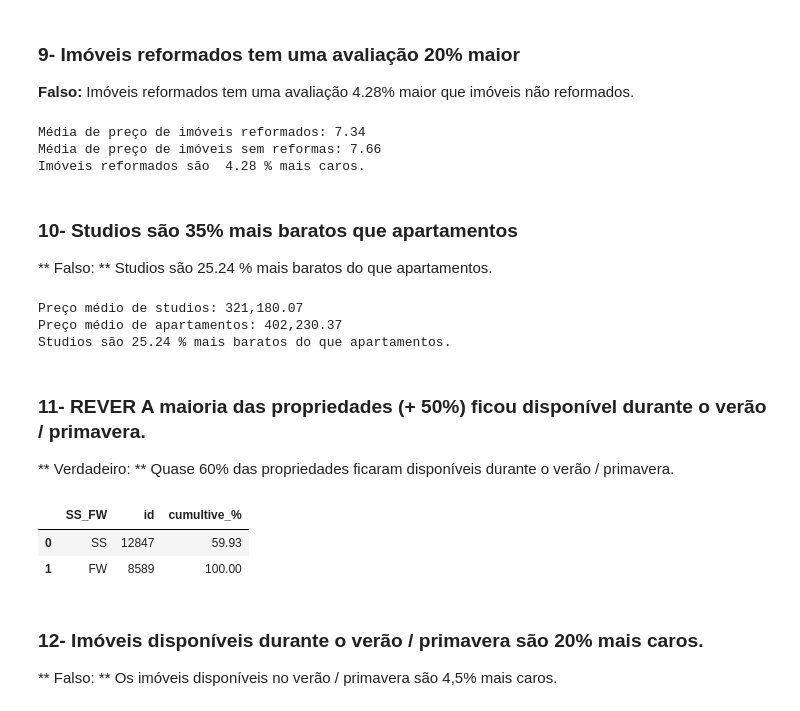
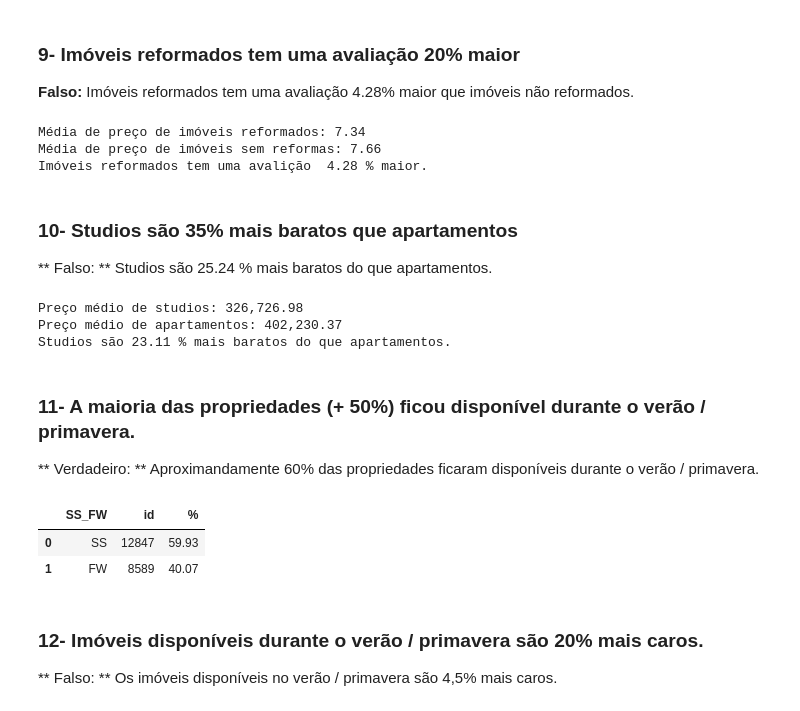
Before and after one commit to obregonrodrigo/house-rocket-insights, a Jupyter notebook: notebooks/notebook.ipynb, the cells around one changed output. Saved outputs shown, nothing was run; the diff lists cells and outputs as text; code cells hidden in the pictures.

```diff
--- a/notebooks/notebook.ipynb
+++ b/notebooks/notebook.ipynb
@@ -269,8 +269,8 @@ else:
 # %% [output]
 DATASET ATUALIZADO
 # %%
-data['dormitory_type'] = 'values'
-data.loc[data['bedrooms'] == 1, 'dormitory_type'] = 'studio'
+data['dormitory_type'] = 'type'
+data.loc[data['bedrooms'] <= 1, 'dormitory_type'] = 'studio'
 data.loc[data['bedrooms'] == 2, 'dormitory_type'] = 'apartament'
 data.loc[data['bedrooms'] >= 3, 'dormitory_type'] = 'house'
 # %%
@@ -641,16 +635,11 @@ aux3_mean = aux3['avg_grade'].mean()
 print('Média de preço de imóveis sem reformas: {:,.2f}'.format(aux3_mean))
 
 percentage = abs( ((aux3_mean - aux2_mean) / aux2_mean)*100 )
-print('Imóveis reformados são ', '{:,.2f}'.format(percentage),'% mais caros.')
+print('Imóveis reformados tem uma avalição ', '{:,.2f}'.format(percentage),'% maior.')
 # %% [output]
 Média de preço de imóveis reformados: 7.34
 Média de preço de imóveis sem reformas: 7.66
-Imóveis reformados são  4.28 % mais caros.
+Imóveis reformados tem uma avalição  4.28 % maior.
-# %%
-data['dormitory_type'] = 'values'
-data.loc[data['bedrooms'] == 1, 'dormitory_type'] = 'studio'
-data.loc[data['bedrooms'] == 2, 'dormitory_type'] = 'apartament'
-data.loc[data['bedrooms'] >= 3, 'dormitory_type'] = 'house'
 # %% [markdown]
 ### 10- Studios são 35% mais baratos que apartamentos
 ** Falso: ** Studios são 25.24 % mais baratos do que apartamentos.
@@ -671,27 +660,27 @@ print('Preço médio de apartamentos: {:,.2f}'.format(f2_mean))
 percentage = abs( ((f2_mean - f1_mean) / f1_mean)*100 )
 print('Studios são {:,.2f}'.format(percentage),'% mais baratos do que apartamentos.')
 # %% [output]
-Preço médio de studios: 321,180.07
+Preço médio de studios: 326,726.98
 Preço médio de apartamentos: 402,230.37
-Studios são 25.24 % mais baratos do que apartamentos.
+Studios são 23.11 % mais baratos do que apartamentos.
 # %% [markdown]
-### 11- REVER A maioria das propriedades (+ 50%) ficou disponível durante o verão / primavera.
-** Verdadeiro: ** Quase 60% das propriedades ficaram disponíveis durante o verão / primavera.
+### 11- A maioria das propriedades (+ 50%) ficou disponível durante o verão / primavera.
+** Verdadeiro: ** Aproximandamente 60% das propriedades ficaram disponíveis durante o verão / primavera.
 # %%
 season = data[['season', 'id']].copy()
 
 season['SS_FW'] = season.apply(lambda x: 'SS' if x['season']=='summer'
                           else 'SS' if x['season']=='spring'
                           else 'FW', axis=1)
 
 
 disp = season[['SS_FW', 'id']].groupby('SS_FW').count().sort_values('id', ascending=False).reset_index()
-disp['cumultive_%'] = disp['id'].cumsum()/disp['id'].sum()*100
+disp['%'] = disp['id']/disp['id'].sum()*100
 disp.head()
 # %% [output]
-|  | SS_FW | id | cumultive_% |
+|  | SS_FW | id | % |
 | 0 | SS | 12847 | 59.93 |
-| 1 | FW | 8589 | 100.00 |
+| 1 | FW | 8589 | 40.07 |
 # %% [markdown]
 ### 12- Imóveis disponíveis durante o verão / primavera são 20% mais caros.
 ** Falso: ** Os imóveis disponíveis no verão / primavera são 4,5% mais caros.
```
Also changed, not shown: parts of 31 cells of this notebook, 4 other files.
